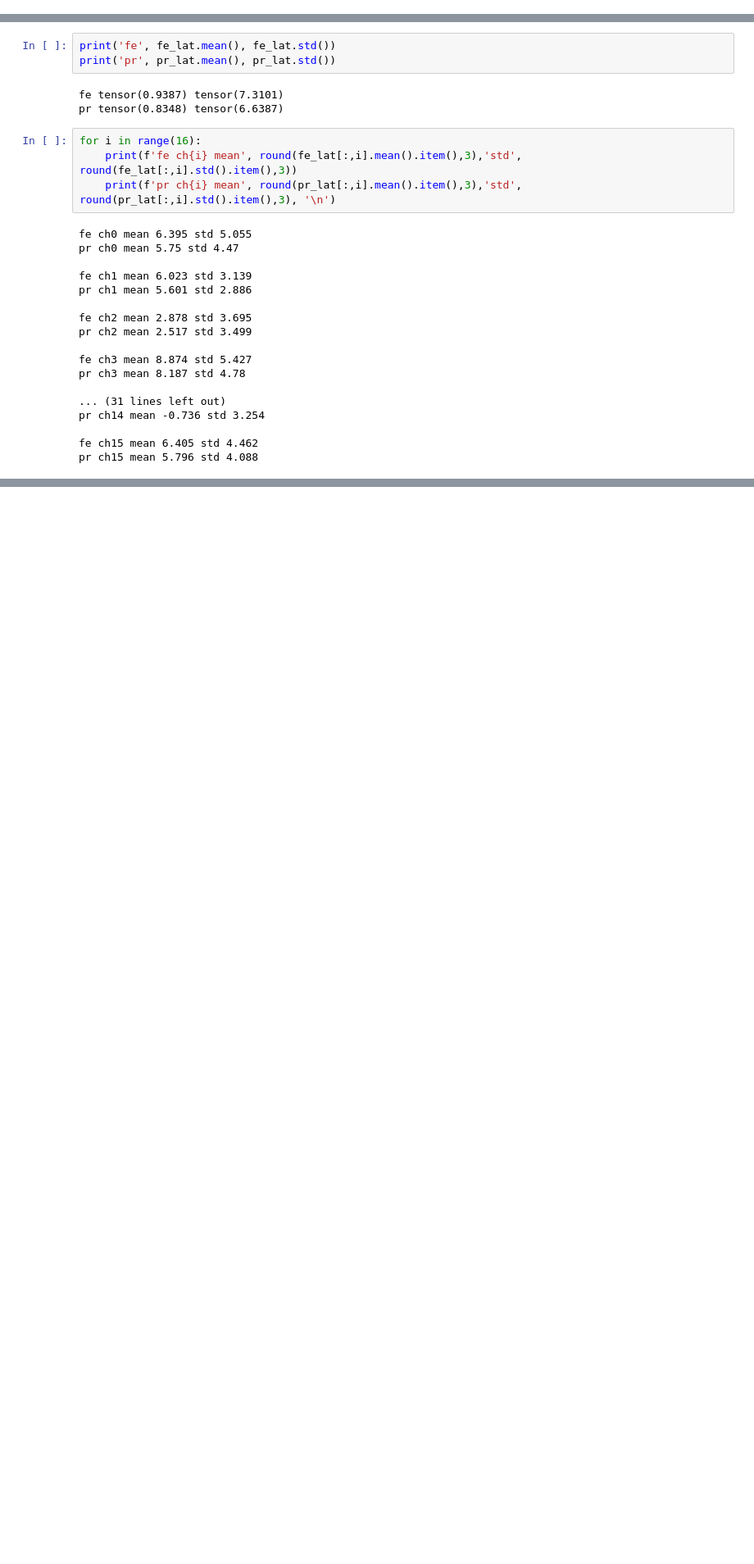
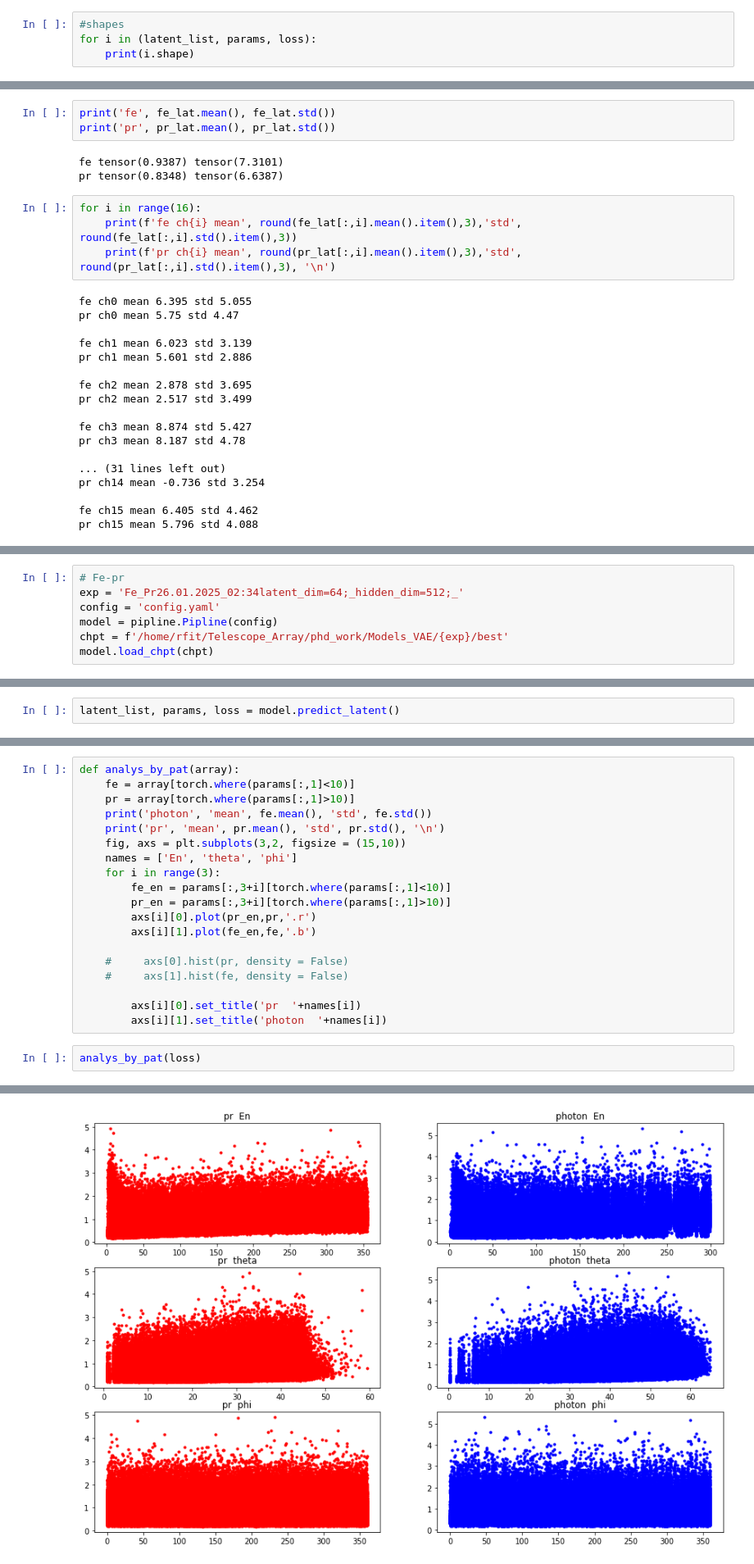
Before and after one commit to fitagdinov/Telescope_Array, a Jupyter notebook: phd_work/Notebooks/latent_analys.ipynb, the cells around one changed output, grey strips where cells are left out. Shown at 82% size. Drawn from its saved outputs; the diff is of its cells as text; blank space fills up the shorter version.

```diff
--- a/phd_work/Notebooks/latent_analys.ipynb
+++ b/phd_work/Notebooks/latent_analys.ipynb
@@ -67,0 +96,4 @@ torch.Size([1045262, 10])
+# %%
+#shapes
+for i in (latent_list, params, loss):
+    print(i.shape)
@@ -109,0 +177,7 @@ pr ch15 mean 5.796 std 4.088
+# %%
+# Fe-pr
+exp = 'Fe_Pr26.01.2025_02:34latent_dim=64;_hidden_dim=512;_'
+config = 'config.yaml'
+model = pipline.Pipline(config)
+chpt = f'/home/rfit/Telescope_Array/phd_work/Models_VAE/{exp}/best'
+model.load_chpt(chpt)
@@ -109,0 +188,2 @@ pr ch15 mean 5.796 std 4.088
+# %%
+latent_list, params, loss = model.predict_latent()
@@ -109,0 +198,22 @@ pr ch15 mean 5.796 std 4.088
+# %%
+def analys_by_pat(array):
+    fe = array[torch.where(params[:,1]<10)]
+    pr = array[torch.where(params[:,1]>10)]
+    print('photon', 'mean', fe.mean(), 'std', fe.std())
+    print('pr', 'mean', pr.mean(), 'std', pr.std(), '\n')
+    fig, axs = plt.subplots(3,2, figsize = (15,10))
+    names = ['En', 'theta', 'phi']
+    for i in range(3):
+        fe_en = params[:,3+i][torch.where(params[:,1]<10)]
+        pr_en = params[:,3+i][torch.where(params[:,1]>10)]
+        axs[i][0].plot(pr_en,pr,'.r')
+        axs[i][1].plot(fe_en,fe,'.b')
+
+    #     axs[0].hist(pr, density = False)
+    #     axs[1].hist(fe, density = False)
+
+        axs[i][0].set_title('pr  '+names[i])
+        axs[i][1].set_title('photon  '+names[i])
+# %%
+analys_by_pat(loss)
+# %% [output]
@@ -109,0 +222 @@ pr ch15 mean 5.796 std 4.088
+[figure, added]
```
Also changed, not shown: parts of 31 cells of this notebook, 2 other files.
